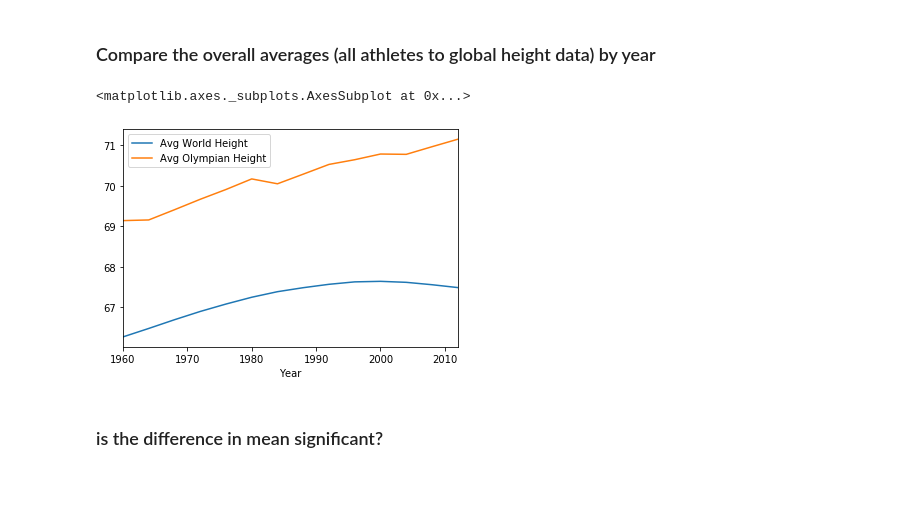
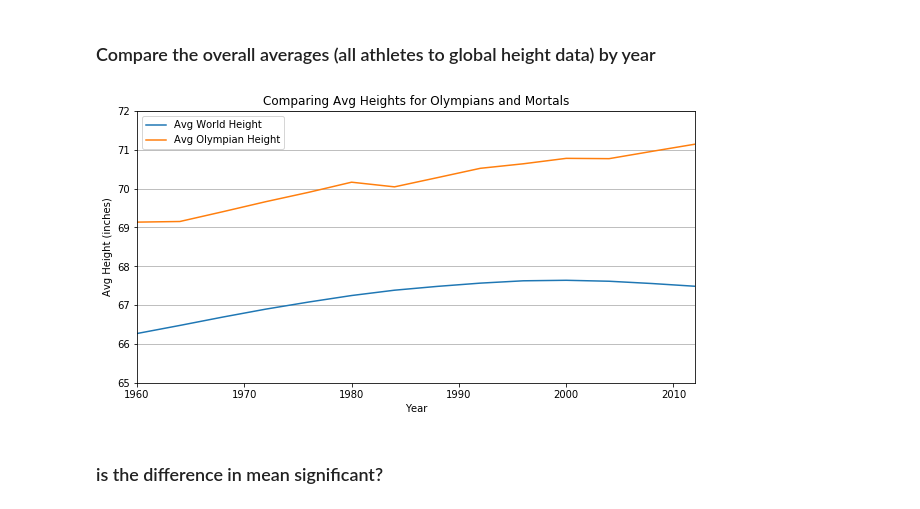
Before and after one commit to dowripple/ProjectOneRepo_JeremyKasieMichael, a Jupyter notebook: notebooks/OlympicHeights_Analysis.ipynb, the cells around one changed output. Saved outputs shown, nothing was run; the diff lists cells and outputs as text; code cells hidden in the pictures.

Commit message:
charts!

```diff
--- a/notebooks/OlympicHeights_Analysis.ipynb
+++ b/notebooks/OlympicHeights_Analysis.ipynb
@@ -52,23 +52,37 @@ global_df.head()
 # %%
 # group the mens data, average by year
 olympicAvg_Year = pd.DataFrame(olympic_df.groupby('Year')['Height'].mean().reset_index())
 
 # rename column
 olympicAvg_Year = olympicAvg_Year.rename(columns={'Height':'Avg Olympian Height'})
 
 # group the global data, average height by year
 globalAvg_Year = pd.DataFrame(global_df.groupby('Olympic Year')['Mean height (inches)'].mean().reset_index())
 
 # rename column
 globalAvg_Year = globalAvg_Year.rename(columns={'Olympic Year':'Year','Mean height (inches)':'Avg World Height'})
 
 # combine to plot
 allAvg_Year = globalAvg_Year.merge(olympicAvg_Year,on='Year')
 
-allAvg_Year.plot('Year',['Avg World Height','Avg Olympian Height'])
+allAvg_Year.head()
+
+overall_chart = allAvg_Year.plot(
+    x='Year',
+    y=['Avg World Height','Avg Olympian Height'],
+    figsize=(10,5),
+    title='Comparing Avg Heights for Olympians and Mortals',
+    ylim = (65,72)
+)
+
+# add axis labels
+overall_chart.set_xlabel("Year")
+overall_chart.set_ylabel('Avg Height (inches)')
+overall_chart.yaxis.grid(True)
+
+overall_chart.get_figure().savefig('..\images\gods_mortals.pdf')
 # %% [output]
-<matplotlib.axes._subplots.AxesSubplot at 0x...>
-[figure, old version]
+[figure, new version]
 # %% [markdown]
 ### is the difference in mean significant?
 # %%
```
Also changed, not shown: parts of 5 cells of this notebook, 7 other files.
